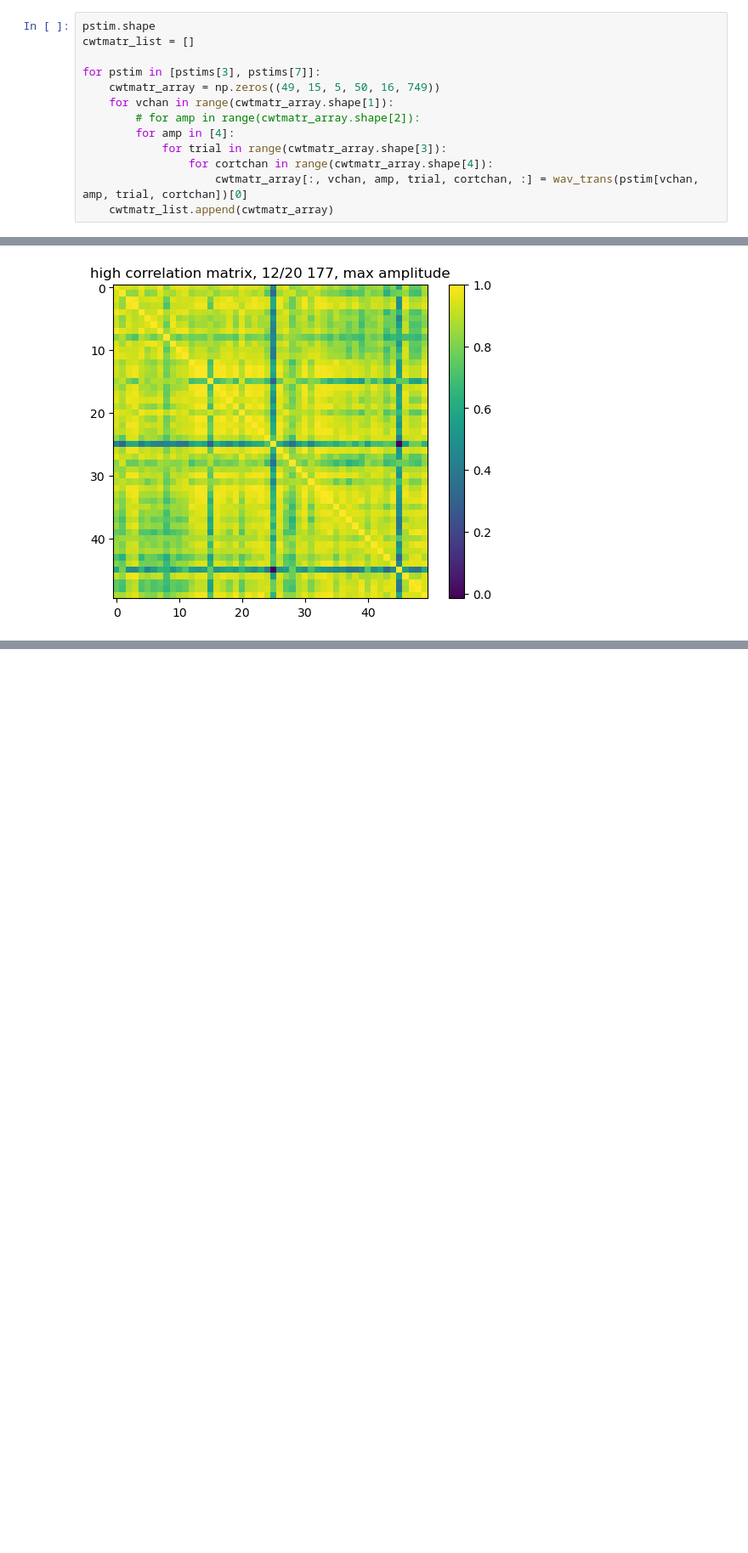
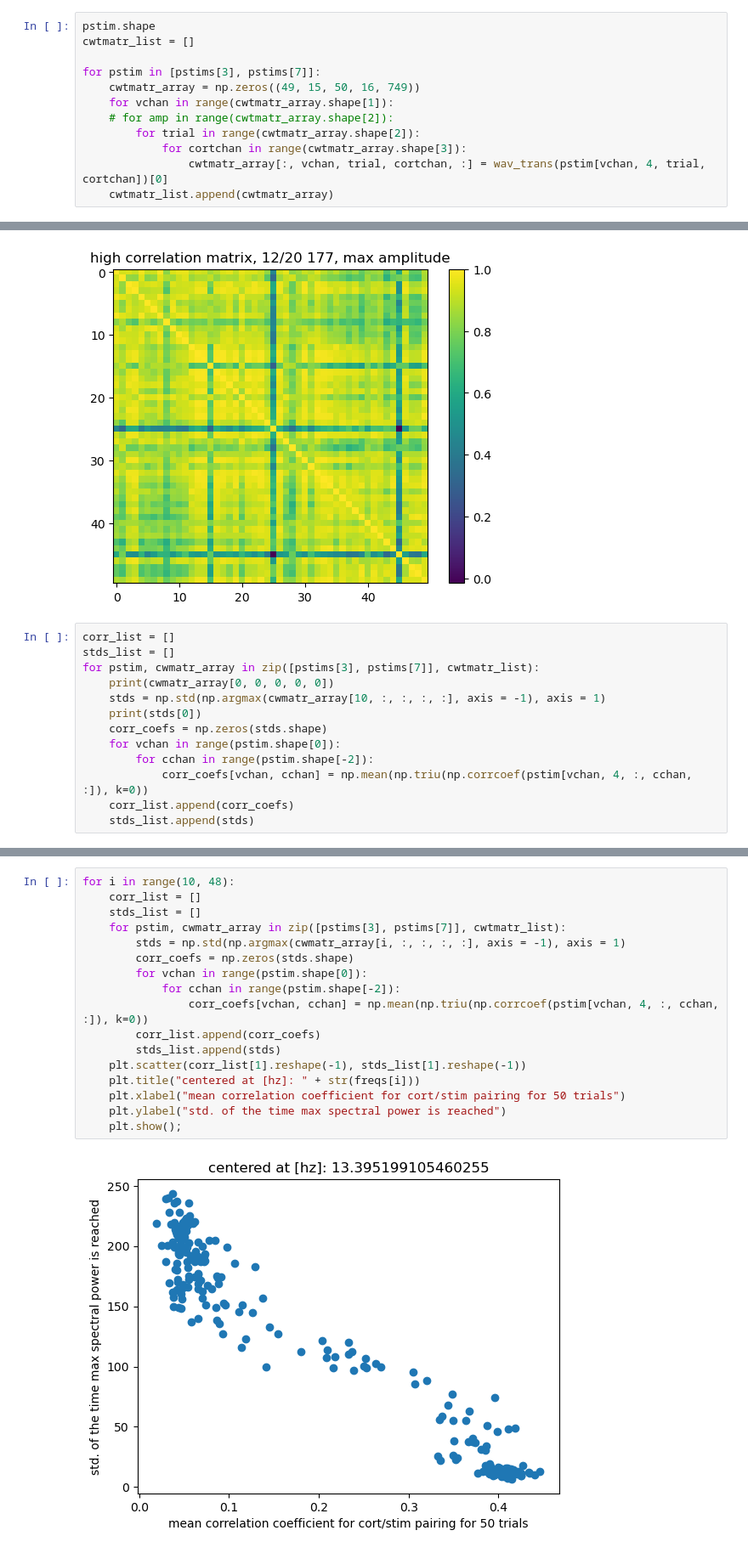
Before and after one commit to aciel7/ratcode, a Jupyter notebook: clean.ipynb, the cells around one changed output, grey strips where cells are left out. Shown at 85% size. Saved outputs shown, nothing was run; the diff lists cells and outputs as text; blank space fills up the shorter version.

```diff
--- a/clean.ipynb
+++ b/clean.ipynb
@@ -121,13 +121,12 @@ pstim.shape
 cwtmatr_list = []
 
 for pstim in [pstims[3], pstims[7]]:
-    cwtmatr_array = np.zeros((49, 15, 5, 50, 16, 749))
+    cwtmatr_array = np.zeros((49, 15, 50, 16, 749))
     for vchan in range(cwtmatr_array.shape[1]):
-        # for amp in range(cwtmatr_array.shape[2]):
-        for amp in [4]:
-            for trial in range(cwtmatr_array.shape[3]):
-                for cortchan in range(cwtmatr_array.shape[4]):
-                    cwtmatr_array[:, vchan, amp, trial, cortchan, :] = wav_trans(pstim[vchan, amp, trial, cortchan])[0]
+    # for amp in range(cwtmatr_array.shape[2]):
+        for trial in range(cwtmatr_array.shape[2]):
+            for cortchan in range(cwtmatr_array.shape[3]):
+                cwtmatr_array[:, vchan, trial, cortchan, :] = wav_trans(pstim[vchan, 4, trial, cortchan])[0]
     cwtmatr_list.append(cwtmatr_array)
 # %%
 %matplotlib inline
@@ -173,3 +172,16 @@ plt.show()
 [figure]
 [figure]
 [figure]
+# %%
+corr_list = []
+stds_list = []
+for pstim, cwmatr_array in zip([pstims[3], pstims[7]], cwtmatr_list):
+    print(cwmatr_array[0, 0, 0, 0, 0])
+    stds = np.std(np.argmax(cwmatr_array[10, :, :, :, :], axis = -1), axis = 1)
+    print(stds[0])
+    corr_coefs = np.zeros(stds.shape)
+    for vchan in range(pstim.shape[0]):
+        for cchan in range(pstim.shape[-2]):
+            corr_coefs[vchan, cchan] = np.mean(np.triu(np.corrcoef(pstim[vchan, 4, :, cchan, :]), k=0))
+    corr_list.append(corr_coefs)
+    stds_list.append(stds)
@@ -175,0 +199,19 @@ plt.show()
+# %%
+for i in range(10, 48):
+    corr_list = []
+    stds_list = []
+    for pstim, cwmatr_array in zip([pstims[3], pstims[7]], cwtmatr_list):
+        stds = np.std(np.argmax(cwmatr_array[i, :, :, :, :], axis = -1), axis = 1)
+        corr_coefs = np.zeros(stds.shape)
+        for vchan in range(pstim.shape[0]):
+            for cchan in range(pstim.shape[-2]):
+                corr_coefs[vchan, cchan] = np.mean(np.triu(np.corrcoef(pstim[vchan, 4, :, cchan, :]), k=0))
+        corr_list.append(corr_coefs)
+        stds_list.append(stds)
+    plt.scatter(corr_list[1].reshape(-1), stds_list[1].reshape(-1))
+    plt.title("centered at [hz]: " + str(freqs[i]))
+    plt.xlabel("mean correlation coefficient for cort/stim pairing for 50 trials")
+    plt.ylabel("std. of the time max spectral power is reached")
+    plt.show();
+# %% [output]
+[figure, added]
```
Also changed, not shown: parts of 4 cells of this notebook.
